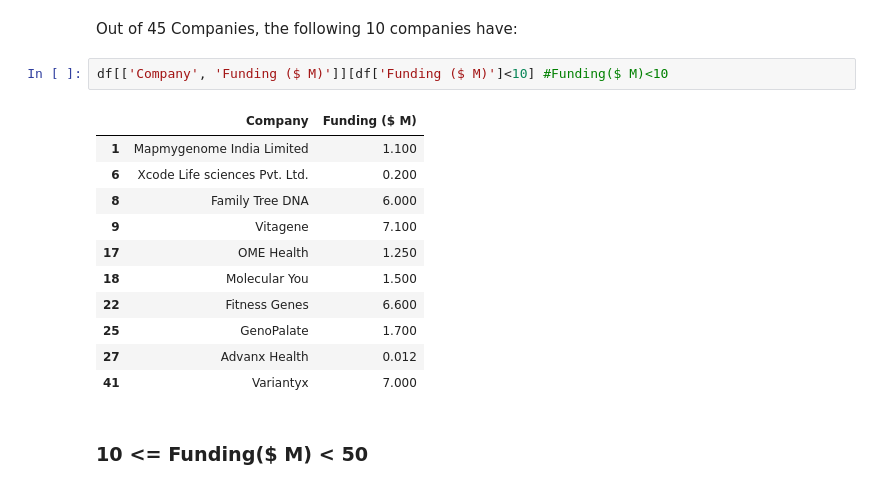
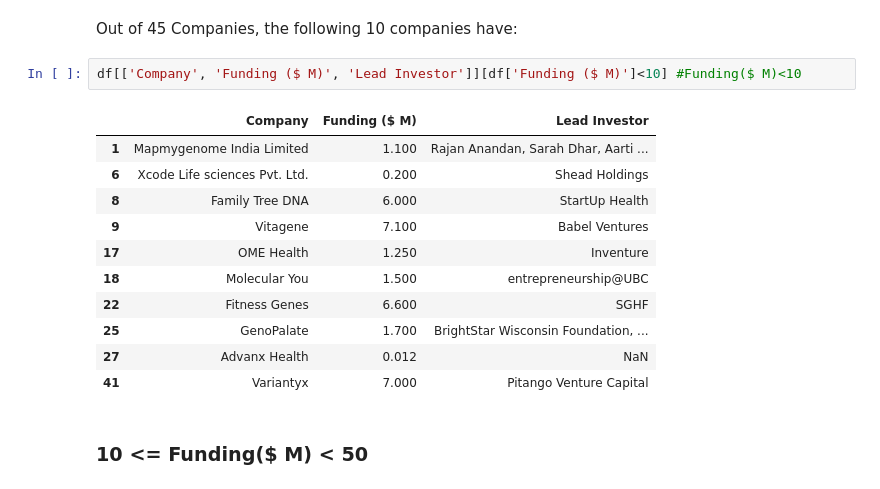
Before and after one commit to bhaveshpancholi/Competitor-Anlysis, a Jupyter notebook: Competitor Analysis.ipynb, the cells around one changed output. Cells and saved outputs as stored; diff of their text form.

```diff
--- a/Competitor Analysis.ipynb
+++ b/Competitor Analysis.ipynb
@@ -824,19 +824,19 @@ Most Funded Company is 23andme: $ 1400M
 # %% [markdown]
 Out of 45 Companies, the following 10 companies have:
 # %%
-df[['Company', 'Funding ($ M)']][df['Funding ($ M)']<10] #Funding($ M)<10
+df[['Company', 'Funding ($ M)', 'Lead Investor']][df['Funding ($ M)']<10] #Funding($ M)<10
 # %% [output]
-|  | Company | Funding ($ M) |
-| 1 | Mapmygenome India Limited | 1.100 |
-| 6 | Xcode Life sciences Pvt. Ltd. | 0.200 |
-| 8 | Family Tree DNA | 6.000 |
-| 9 | Vitagene | 7.100 |
-| 17 | OME Health | 1.250 |
-| 18 | Molecular You | 1.500 |
-| 22 | Fitness Genes | 6.600 |
-| 25 | GenoPalate | 1.700 |
-| 27 | Advanx Health | 0.012 |
-| 41 | Variantyx | 7.000 |
+|  | Company | Funding ($ M) | Lead Investor |
+| 1 | Mapmygenome India Limited | 1.100 | Rajan Anandan, Sarah Dhar, Aarti ... |
+| 6 | Xcode Life sciences Pvt. Ltd. | 0.200 | Shead Holdings |
+| 8 | Family Tree DNA | 6.000 | StartUp Health |
+| 9 | Vitagene | 7.100 | Babel Ventures |
+| 17 | OME Health | 1.250 | Inventure |
+| 18 | Molecular You | 1.500 | entrepreneurship@UBC |
+| 22 | Fitness Genes | 6.600 | SGHF |
+| 25 | GenoPalate | 1.700 | BrightStar Wisconsin Foundation, ... |
+| 27 | Advanx Health | 0.012 | NaN |
+| 41 | Variantyx | 7.000 | Pitango Venture Capital |
 # %% [markdown]
 ### 10 <= Funding($ M) < 50
 # %% [markdown]
```
Also changed, not shown: parts of 7 cells of this notebook, 1 other file.
